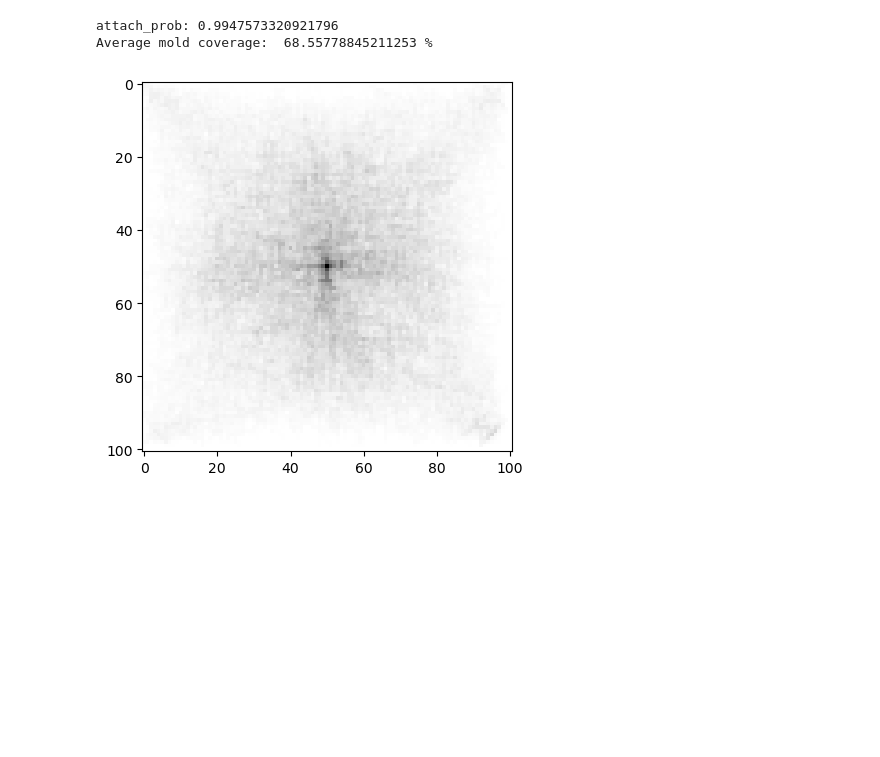
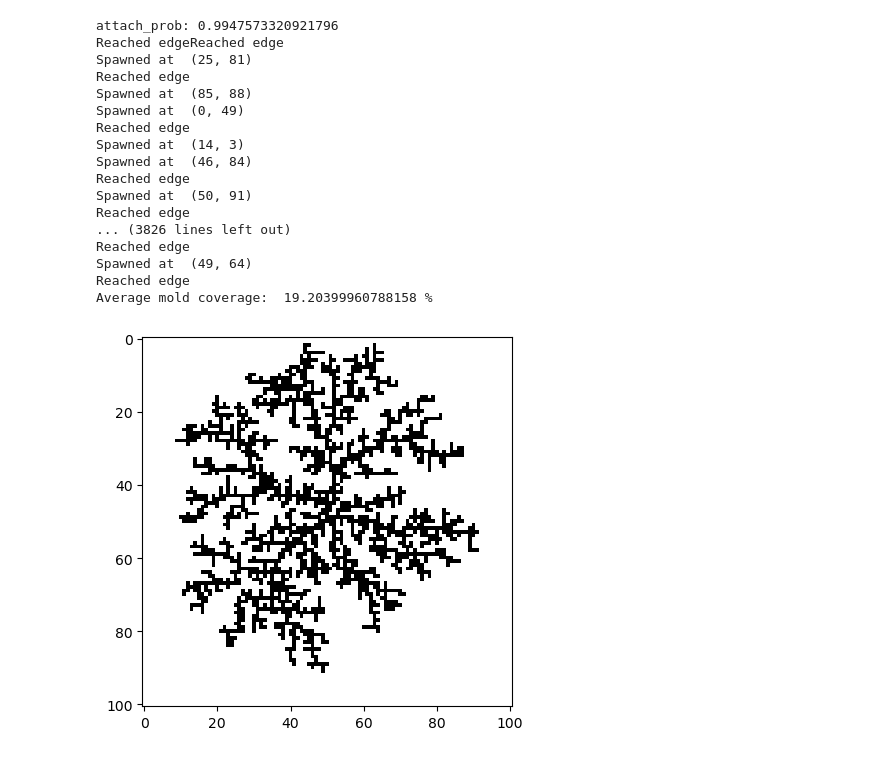
Before and after one commit to SaraStoof/PCS, a Jupyter notebook: dla_examp.ipynb, the cells around one changed output. Cells and saved outputs as stored; diff of their text form; code cells hidden in the pictures; blank space fills up the shorter version.

Commit message:
When current_radius reaches the edge, particles spawn randomly somewhere on the grid

```diff
--- a/dla_examp.ipynb
+++ b/dla_examp.ipynb
@@ -9,8 +7,8 @@ import math
 GRID_SIZE = 100
 RADIUS = GRID_SIZE//2
 SEED = (GRID_SIZE // 2, GRID_SIZE // 2)  # Seed in the middle of the grid
-TIMESTEPS = 9500
-NUM_SIMS = 100
+TIMESTEPS = 5000
+NUM_SIMS = 1
 Temp = 50
 RH = 99
 
@@ -37,21 +35,28 @@ ATTACH_PROB = attaching_prob(Temp, RH)
 
 @njit(parallel = True) # This decorator tells Numba to compile this function using the JIT (just-in-time) compiler
 def particle_loop(GRID_SIZE, grid, ATTACH_PROB, TIMESTEPS):
+    Reached_edge = False
     current_radius = 5 #spawns particles closer to where the seed is, to speed up the program.
 
     for _ in prange(TIMESTEPS):
 
-        angle = np.random.uniform(0, 2 * np.pi) # Random angle in radians
-        particle = (int(GRID_SIZE/2 + current_radius * np.cos(angle)), int(GRID_SIZE/2 + current_radius * np.sin(angle)))
-
+        if Reached_edge == False:
+            angle = np.random.uniform(0, 2 * np.pi) # Random angle in radians
+            particle = (int(GRID_SIZE/2 + current_radius * np.cos(angle)), int(GRID_SIZE/2 + current_radius * np.sin(angle)))
+        else:
+            particle = (np.random.randint(0, GRID_SIZE), np.random.randint(0, GRID_SIZE))
+            print("Spawned at ", particle)
         while True:
             # Create the particle starting from a random point on the circle
             #use angle and spawn point of seed (which is the middle of the grid) ...
             # ... to calculate the x and y coordinates of a new particle. Cast it to int also.
 
+            dist_to_seed = np.sqrt((particle[0] - GRID_SIZE/2) ** 2 + (particle[1] - GRID_SIZE/2) ** 2)
 
             # Check if particle is out of bounds (ensure it's within grid size)
-            if particle[0] < 0 or particle[1] < 0 or particle[0] >= GRID_SIZE or particle[1] >= GRID_SIZE:
+            if Reached_edge == False and dist_to_seed >= current_radius + 5:
+                break
+            elif Reached_edge == True and (particle[0] < 0  or particle[1] < 0 or particle[0] >= GRID_SIZE or particle[1] >= GRID_SIZE ):
                 break
 
             # Check if the particle can attach to any adjacent grid cell (touches the cluster)
@@ -63,9 +68,11 @@ def particle_loop(GRID_SIZE, grid, ATTACH_PROB, TIMESTEPS):
 
                 if np.random.uniform() < ATTACH_PROB:
                     grid[particle[0], particle[1]] = 1  # Attach particle to the grid
-                    dist_to_seed = np.sqrt((particle[0] - GRID_SIZE/2) ** 2 + (particle[1] - GRID_SIZE/2) ** 2)
                     if dist_to_seed >= current_radius-1:
                         current_radius += 5
+                    if current_radius >= RADIUS:
+                        Reached_edge = True
+                        print("Reached edge")
 
                 break  # Once the particle reaches a neighbor, it is either attached or killed. Either way the loop breaks
 
@@ -80,32 +87,47 @@ def particle_loop(GRID_SIZE, grid, ATTACH_PROB, TIMESTEPS):
                 particle = (particle[0], particle[1] - 1)  # Move down
             elif move == 3:
                 particle = (particle[0] - 1, particle[1])  # Move left
 
 
 def monte_carlo(GRID_SIZE, ATTACH_PROB, TIMESTEPS, NUM_SIMS):
     print("attach_prob:" , ATTACH_PROB)
     aggr_grid = np.zeros((GRID_SIZE + 1, GRID_SIZE + 1))
     for _ in prange(NUM_SIMS):
         # Initialize grid (plus 1 to account for 0-index)
         grid = np.zeros((GRID_SIZE + 1, GRID_SIZE + 1))
         grid[SEED[0], SEED[1]] = 1  # Set seed point as part of cluster
         particle_loop(GRID_SIZE, grid, ATTACH_PROB, TIMESTEPS)
         aggr_grid += grid
 
     aggr_grid = aggr_grid/NUM_SIMS
     mold_grid = aggr_grid.copy()
     mold_grid[ mold_grid > 0.05 ] = 1
 
     mold_cov = np.sum(mold_grid)/(len(np.ndarray.flatten(mold_grid))) * 100
     return aggr_grid, mold_cov
 
 
 final_grid, mold_cov = monte_carlo(GRID_SIZE, ATTACH_PROB, TIMESTEPS, NUM_SIMS)
 print("Average mold coverage: ", mold_cov , "%")
 # Plot the result
 plt.imshow(final_grid, cmap='Greys', interpolation='nearest')
 plt.show()
 # %% [output]
 attach_prob: 0.9947573320921796
-Average mold coverage:  68.55778845211253 %
+Reached edgeReached edge
+Spawned at  (25, 81)
+Reached edge
+Spawned at  (85, 88)
+Spawned at  (0, 49)
+Reached edge
+Spawned at  (14, 3)
+Spawned at  (46, 84)
+Reached edge
+Spawned at  (50, 91)
+Reached edge
+... (3826 lines left out)
+Reached edge
+Spawned at  (49, 64)
+Reached edge
+Average mold coverage:  19.20399960788158 %
-[figure, old version]
+[figure, new version]
```
Also changed, not shown: parts of 1 cell of this notebook.
